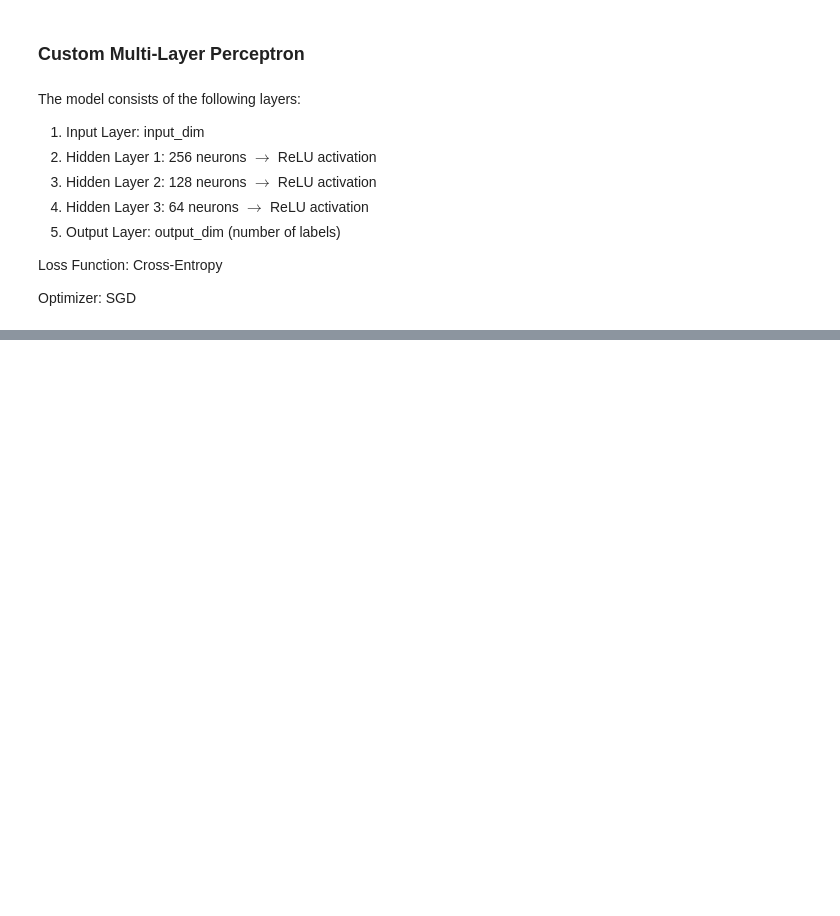
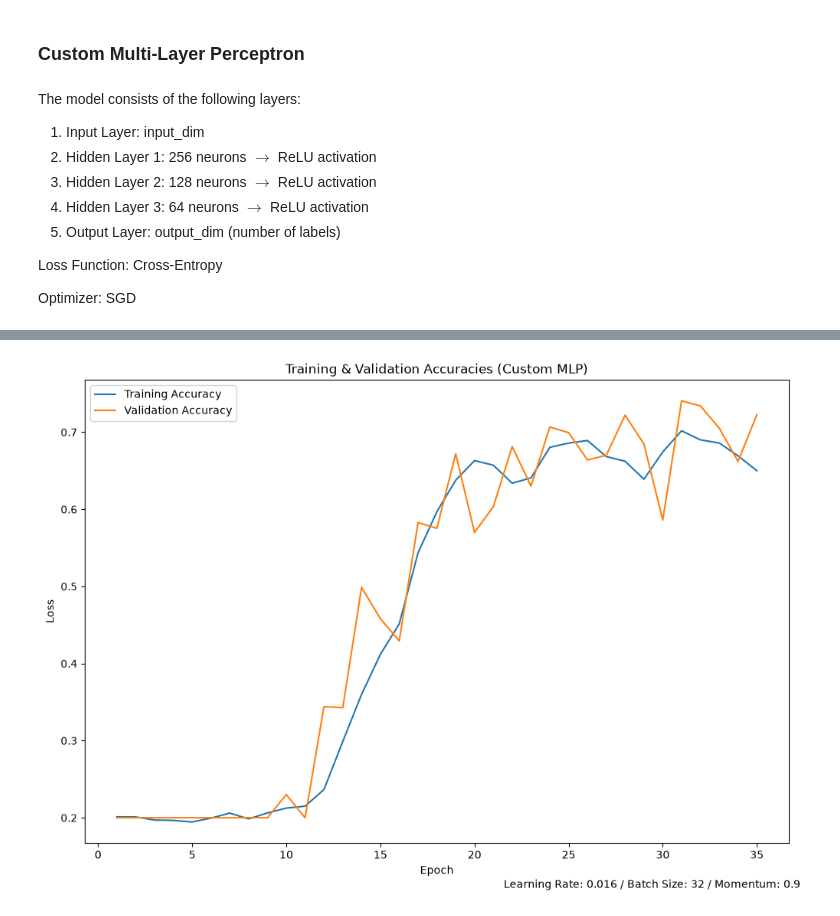
Before and after one commit to hotbox-works/News-Classification-Project, a Jupyter notebook: project1.ipynb, the cells around one changed output, grey strips where cells are left out. Drawn from its saved outputs; the diff is of its cells as text; code cells hidden in the pictures; blank space fills up the shorter version.

```diff
--- a/project1.ipynb
+++ b/project1.ipynb
@@ -460,0 +484,21 @@ plt.show()
+# %%
+plt.figure(figsize=(10, 7))
+
+EPOCHS = range(1, MAX_EPOCH + 1)
+
+plt.plot(EPOCHS, training_accuracies, label="Training Accuracy")
+plt.plot(EPOCHS, validation_accuracies, label="Validation Accuracy")
+
+plt.xlabel("Epoch")
+plt.ylabel("Loss")
+
+plt.title("Training & Validation Accuracies (Custom MLP)")
+
+plt.figtext(1, 0, f"Learning Rate: {LEARNING_RATE} / Batch Size: {BATCH_SIZE} / Momentum: {MOMENTUM}", ha="right")
+
+plt.legend()
+
+plt.tight_layout()
+plt.show()
+# %% [output]
+[figure, added]
```
Also changed, not shown: parts of 8 cells of this notebook.
